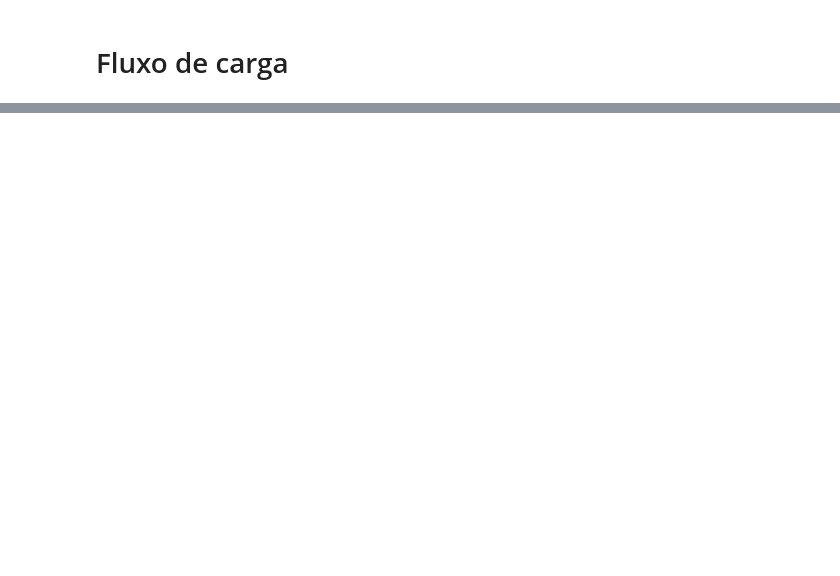
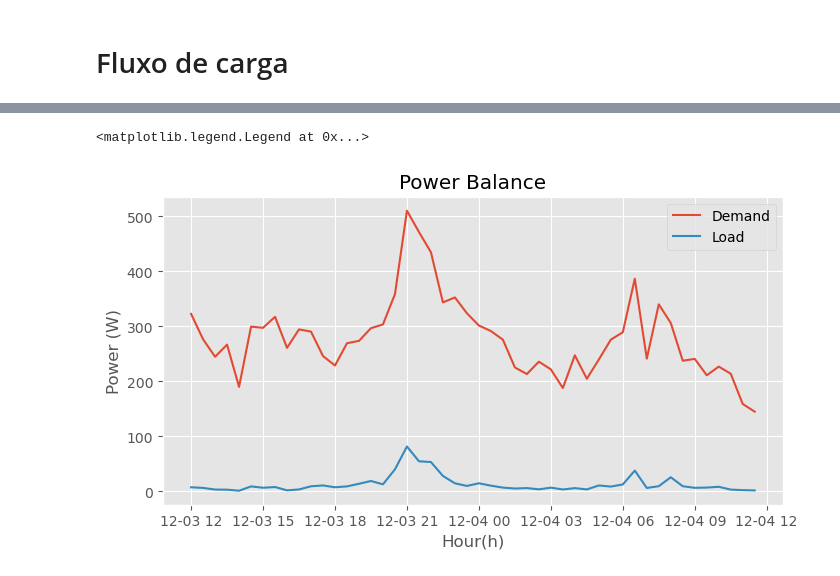
Before and after one commit to TeradaZenichi/opendss, a Jupyter notebook: teste.ipynb, the cells around one changed output, grey strips where cells are left out. Saved outputs shown, nothing was run; the diff lists cells and outputs as text; code cells hidden in the pictures; blank space fills up the shorter version.

```diff
--- a/teste.ipynb
+++ b/teste.ipynb
@@ -341,0 +194,42 @@ for time in range_time:
+# %%
+carga_kw1_SB = []
+circuit_kw1_SB =[]
+pv6_kw1_SB =[]
+bateria_kw1_SB = []
+losses_kw1_SB = []
+range_time = pd.date_range('2012-07-06 12:00:00', periods=horas*60/intervalo, freq=str(intervalo)+'T')
+for timestep in range_time:
+
+    #Filtering power of all buses in specific timestep
+    p_values = 0
+    for bus in buses.keys():
+        filtered_power = node_power_df1[(node_power_df1['timestep'] == timestep) & (node_power_df1['name'].isin([bus]))]
+        p_values += filtered_power['P'].values[0]
+    carga_kw1_SB.append(p_values)
+
+    # Power demand deliverid to circuit
+    filtered_grid = node_power_df1[(node_power_df1['timestep'] == timestep) & (node_power_df1['name'].isin(['grid']))]
+    grid_values = filtered_grid['P'].values[0]
+    circuit_kw1_SB.append(grid_values)
+
+    #Power Losses in the circuit
+    filtered_losses = node_power_df1[(node_power_df1['timestep'] == timestep) & (node_power_df1['name'].isin(['losses']))]
+    losses_values = filtered_losses['P'].values[0]
+    losses_kw1_SB.append(losses_values)
+
+carga_kw_SB = np.array(carga_kw1_SB)
+circuit_kw_SB = -np.array(circuit_kw1_SB)
+losses_kw = np.array(losses_kw1_SB)
+# %%
+filtered_time = pd.date_range('12:00:00', periods=horas*60/intervalo, freq=str(intervalo)+'T')
+
+plt.plot(filtered_time, -circuit_kw_SB,label='Demand')
+plt.plot(filtered_time, carga_kw_SB,label='Load')
+# plt.plot(filtered_time, losses_kw,label='Losses')
+plt.title('Power Balance')
+plt.xlabel('Hour(h)')
+plt.ylabel('Power (W)')
+plt.legend(loc=1)
+# %% [output]
+<matplotlib.legend.Legend at 0x...>
+[figure, added]
```
Also changed, not shown: parts of 3 cells of this notebook, 1 other file.
